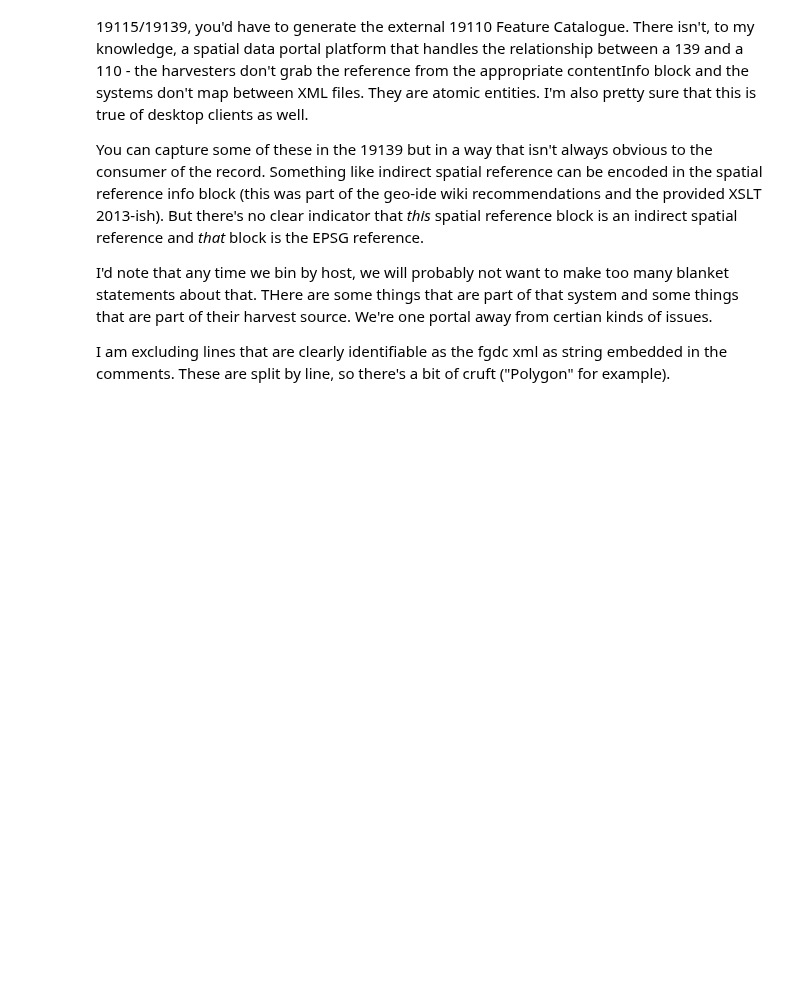
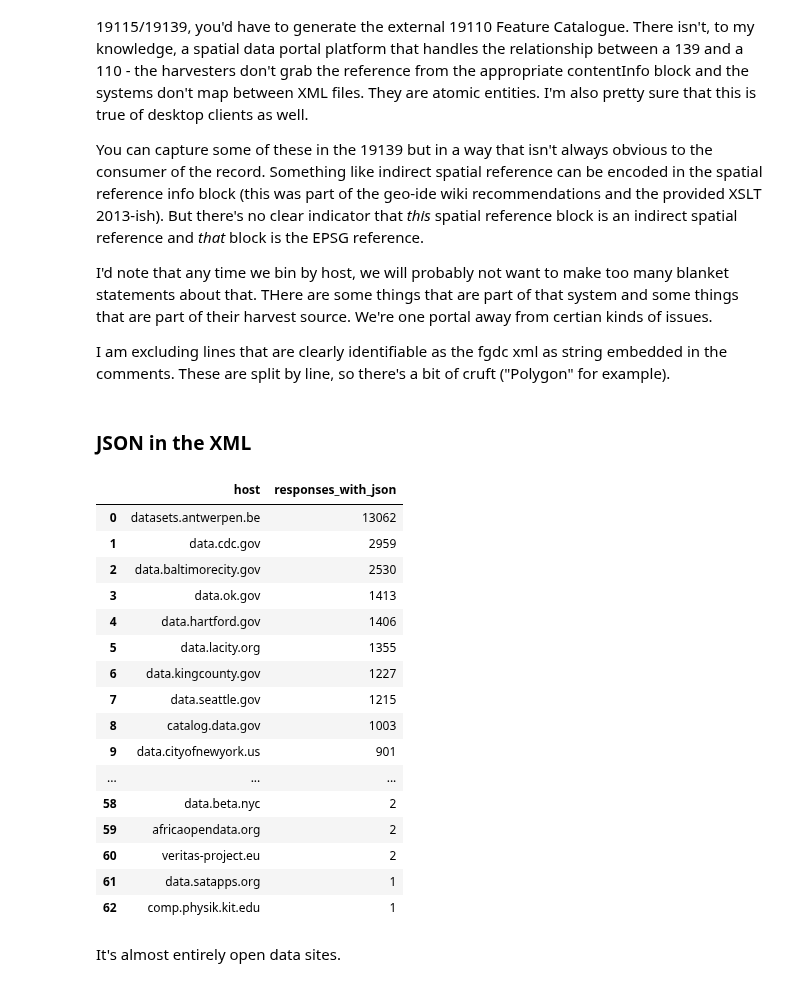
Before and after one commit to b-cube/Response-Identification-Info, a Jupyter notebook: notebooks/Analysis - Blended Metadata.ipynb, the cells around one changed output. Drawn from its saved outputs; the diff is of its cells as text; code cells hidden in the pictures; blank space fills up the shorter version.

```diff
--- a/notebooks/Analysis - Blended Metadata.ipynb
+++ b/notebooks/Analysis - Blended Metadata.ipynb
@@ -316,3 +316,38 @@ You can capture some of these in the 19139 but in a way that isn't always obviou
 I'd note that any time we bin by host, we will probably not want to make too many blanket statements about that. THere are some things that are part of that system and some things that are part of their harvest source. We're one portal away from certian kinds of issues.
 
 I am excluding lines that are clearly identifiable as the fgdc xml as string embedded in the comments. These are split by line, so there's a bit of cruft ("Polygon" for example).
+# %% [markdown]
+### JSON in the XML
+# %%
+sql = """
+select r.host, count(r.source_url) as responses_with_json
+from responses r
+    join xml_with_jsons x on x.file = r.source_url_sha
+group by r.host
+order by responses_with_json DESC;
+"""
+df = pd.read_sql(sql, engine)
+# %%
+from IPython.display import display
+with pd.option_context('display.max_rows', 100):
+    display(df)
+# %% [output]
+|  | host | responses_with_json |
+| 0 | datasets.antwerpen.be | 13062 |
+| 1 | data.cdc.gov | 2959 |
+| 2 | data.baltimorecity.gov | 2530 |
+| 3 | data.ok.gov | 1413 |
+| 4 | data.hartford.gov | 1406 |
+| 5 | data.lacity.org | 1355 |
+| 6 | data.kingcounty.gov | 1227 |
+| 7 | data.seattle.gov | 1215 |
+| 8 | catalog.data.gov | 1003 |
+| 9 | data.cityofnewyork.us | 901 |
+| ... | ... | ... |
+| 58 | data.beta.nyc | 2 |
+| 59 | africaopendata.org | 2 |
+| 60 | veritas-project.eu | 2 |
+| 61 | data.satapps.org | 1 |
+| 62 | comp.physik.kit.edu | 1 |
+# %% [markdown]
+It's almost entirely open data sites.
```
Also changed, not shown: parts of 6 cells of this notebook, 6 other files.
